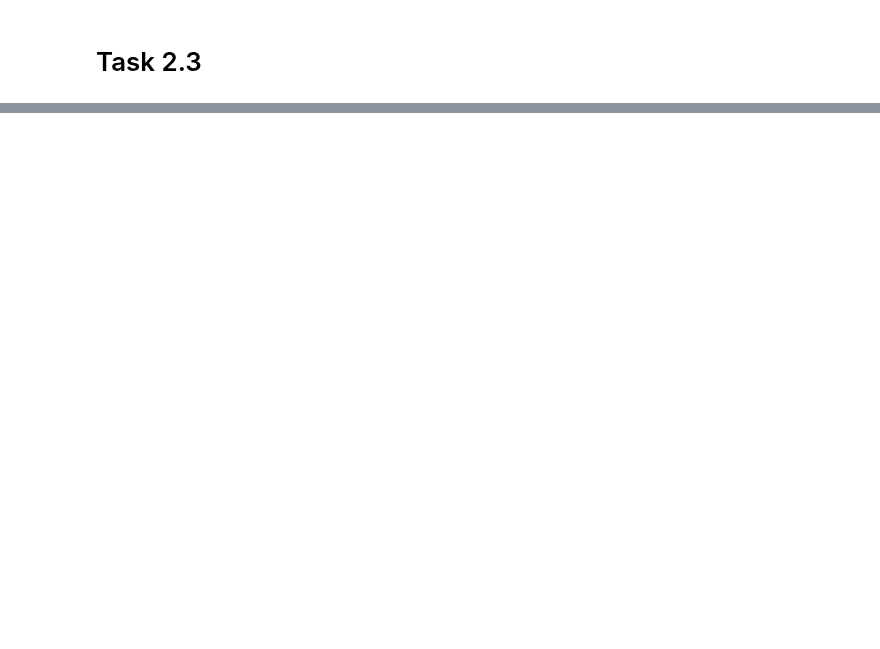
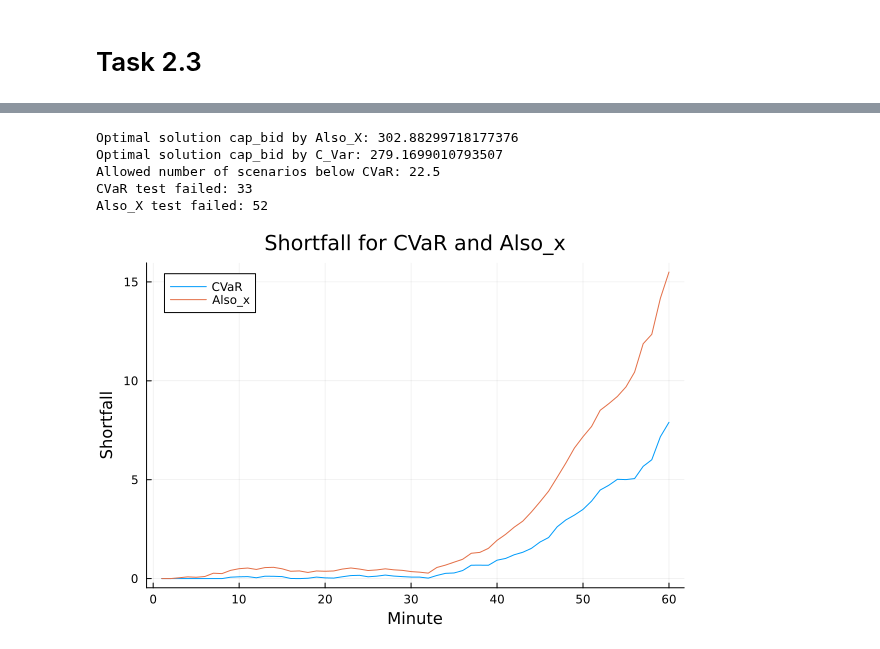
Before and after one commit to Max-f123/Renewables_in_Electricity_Markets, a Jupyter notebook: Assignment2/Task2/model_2_all.ipynb, the cells around one changed output, grey strips where cells are left out. Drawn from its saved outputs; the diff is of its cells as text; code cells hidden in the pictures; blank space fills up the shorter version.

```diff
--- a/Assignment2/Task2/model_2_all.ipynb
+++ b/Assignment2/Task2/model_2_all.ipynb
@@ -206,3 +222,15 @@ Also_x test failed
+# %%
+p_value = 0.95
+also_x_value = also_x_function(p_value)
+cvar_value = cvar_function(p_value)
+test(p_value, cvar_value, also_x_value)
+# %% [output]
+Optimal solution cap_bid by Also_X: 302.88299718177376
+Optimal solution cap_bid by C_Var: 279.1699010793507
+Allowed number of scenarios below CVaR: 22.5
+CVaR test failed: 33
+Also_X test failed: 52
+[figure, added]
 # %%
 p_value = 0.999
 also_x_value = also_x_function(p_value)
```
Also changed, not shown: parts of 10 cells of this notebook, 1 other file.
